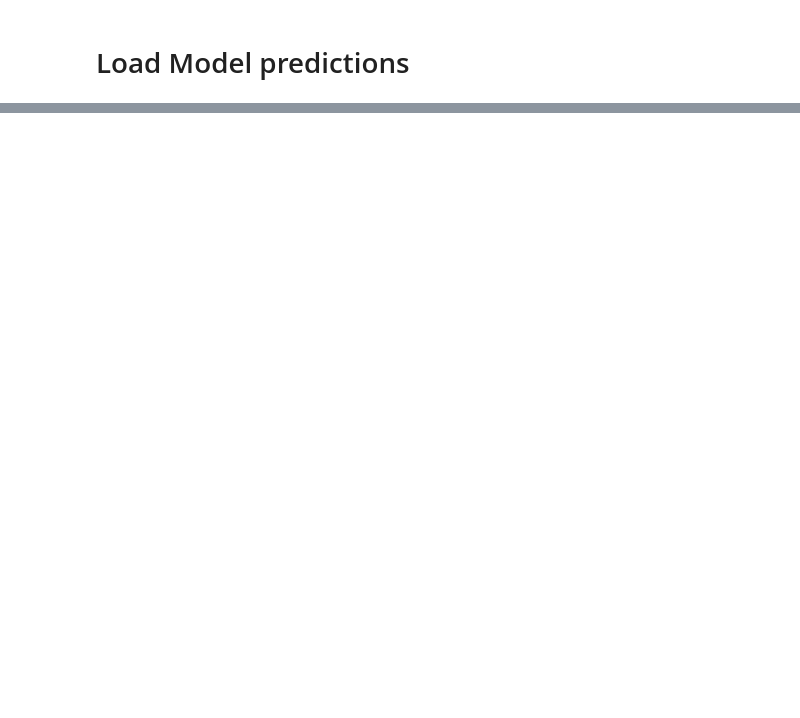
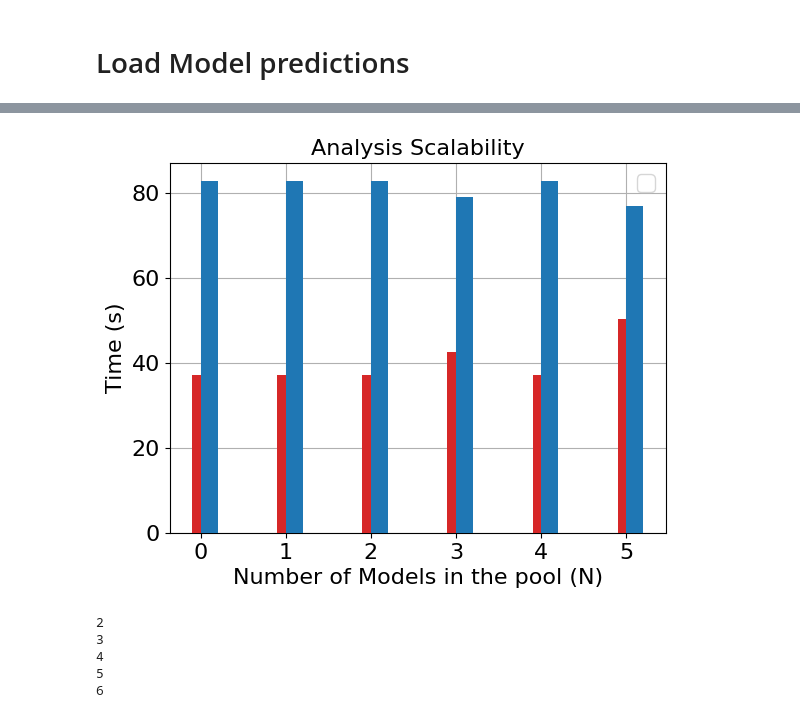
Before and after one commit to sftekin/v3fusion, a Jupyter notebook: notebooks/cka_analysis.ipynb, the cells around one changed output, grey strips where cells are left out. Cells and saved outputs as stored; diff of their text form; code cells hidden in the pictures; blank space fills up the shorter version.

```diff
--- a/notebooks/cka_analysis.ipynb
+++ b/notebooks/cka_analysis.ipynb
@@ -337 +462,65 @@ scores = np.array(scores)
+# %%
+import numpy as np
+import matplotlib.pyplot as plt
+
+plt.rcParams.update({
+        'font.size': 14,              # General font size
+        'axes.titlesize': 16,         # Title font size
+        'axes.labelsize': 16,         # Axis label font size
+        'xtick.labelsize': 16,        # X-axis tick font size
+        'ytick.labelsize': 16,        # Y-axis tick font size
+        'legend.fontsize': 16         # Legend font size
+
+    })
+
+
+data = {
+    "Fleiss": [37.14, 82.79],
+    "Q-statistics": [37.14, 82.79],
+    "Corr. Co-Efficiency": [37.14, 82.79],
+    "Binary Disag.": [42.61, 79.04],
+    "Kappa": [37.14, 82.79],
+    "Binary Entropy": [50.31, 76.77],
+}
+
+# data["Analysis (Total)"] = data["Focal-Diversity (GA)"] + data["CKA Similarity Matrix"]
+
+x_axis = np.arange(len(data.keys()))
+
+fig, ax = plt.subplots()
+
+# "Focal-Diversity": [54.50, 88.31]/
+
+ds_label = ["MMMU", "OKVQA"]
+color = ["tab:red", "tab:blue"]
+for i, (k, v) in enumerate(data.items()):
+    for j in range(2):
+        ax.bar(x_axis[i] + j*0.5, v[j], width=0.2, color=color[j], zorder=4)
+
+
+ax.legend()
+ax.grid(zorder=1)
+ax.set_ylabel("Time (s)")
+ax.set_xlabel("Number of Models in the pool (N)")
+ax.set_title("Analysis Scalability")
+plt.savefig("results/figures/metrics.png", dpi=200, bbox_inches="tight")
+plt.show()
+# %% [output]
+[figure, added]
+# %%
+ens_sizes = np.arange(2, num_models + 1)
+combs, cka_scores = [],[]
+for j, ens_size in enumerate(ens_sizes):
+    print(ens_size)
+    combinations = list(itertools.combinations(range(num_models), ens_size))
+    for comb in combinations:
+        focal_cka_score = calc_focal_cka(comb, B)
+        combs.append(comb)
+        cka_scores.append(focal_cka_score)
+# %% [output]
+2
+3
+4
+5
+6
 # %%
```
Also changed, not shown: parts of 28 cells of this notebook, 21 other files.
